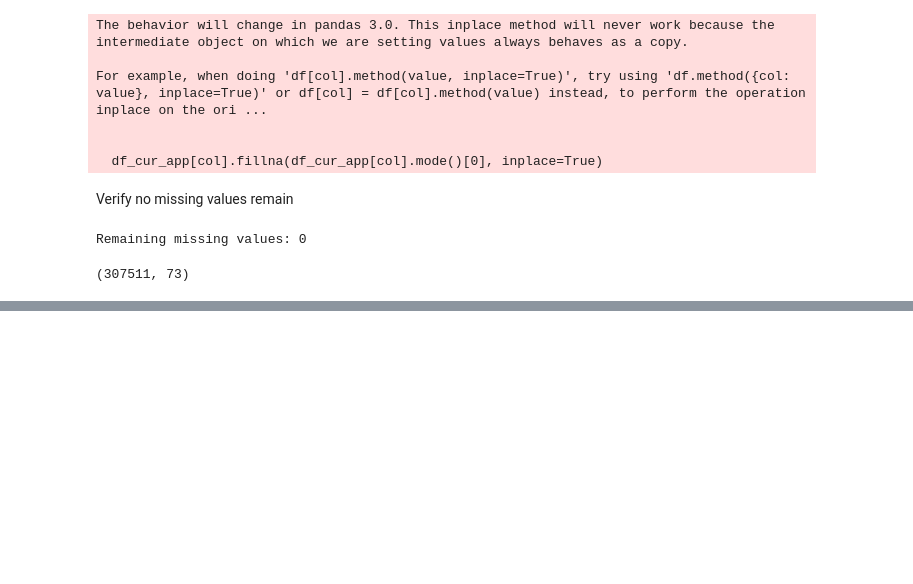
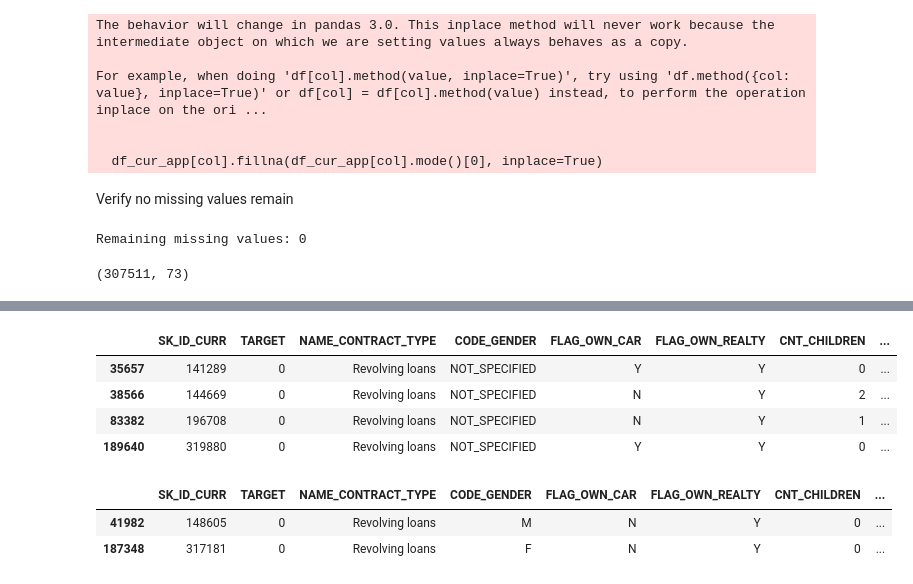
Before and after one commit to yuvi31102000/Loan_default, a Jupyter notebook: Loan_default.ipynb, the cells around one changed output, grey strips where cells are left out. Saved outputs shown, nothing was run; the diff lists cells and outputs as text; code cells hidden in the pictures; blank space fills up the shorter version.

```diff
--- a/Loan_default.ipynb
+++ b/Loan_default.ipynb
@@ -230,3 +231,5 @@ df_cur_app.shape
 (307511, 73)
 # %%
 df_cur_app.to_csv('/content/drive/MyDrive/cur_app_cleaned.csv', index=False)
+# %%
+df_cleaned_data = pd.read_csv('/content/drive/MyDrive/cur_app_cleaned.csv')
@@ -232,0 +389,16 @@ df_cur_app.to_csv('/content/drive/MyDrive/cur_app_cleaned.csv', index=False)
+# %%
+df_cleaned_data = df_cleaned_data.copy()
+# %%
+df_cleaned_data[df_cleaned_data['CODE_GENDER'] == 'XNA'].replace('XNA', 'NOT_SPECIFIED')
+# %% [output]
+|  | SK_ID_CURR | TARGET | NAME_CONTRACT_TYPE | CODE_GENDER | FLAG_OWN_CAR | FLAG_OWN_REALTY | CNT_CHILDREN | ... |
+| 35657 | 141289 | 0 | Revolving loans | NOT_SPECIFIED | Y | Y | 0 | ... |
+| 38566 | 144669 | 0 | Revolving loans | NOT_SPECIFIED | N | Y | 2 | ... |
+| 83382 | 196708 | 0 | Revolving loans | NOT_SPECIFIED | N | Y | 1 | ... |
+| 189640 | 319880 | 0 | Revolving loans | NOT_SPECIFIED | Y | Y | 0 | ... |
+# %%
+df_cleaned_data[df_cleaned_data['NAME_FAMILY_STATUS'] == 'Unknown'].replace('Unknown', 'Unknown')
+# %% [output]
+|  | SK_ID_CURR | TARGET | NAME_CONTRACT_TYPE | CODE_GENDER | FLAG_OWN_CAR | FLAG_OWN_REALTY | CNT_CHILDREN | ... |
+| 41982 | 148605 | 0 | Revolving loans | M | N | Y | 0 | ... |
+| 187348 | 317181 | 0 | Revolving loans | F | N | Y | 0 | ... |
```
Also changed, not shown: parts of 13 cells of this notebook.
